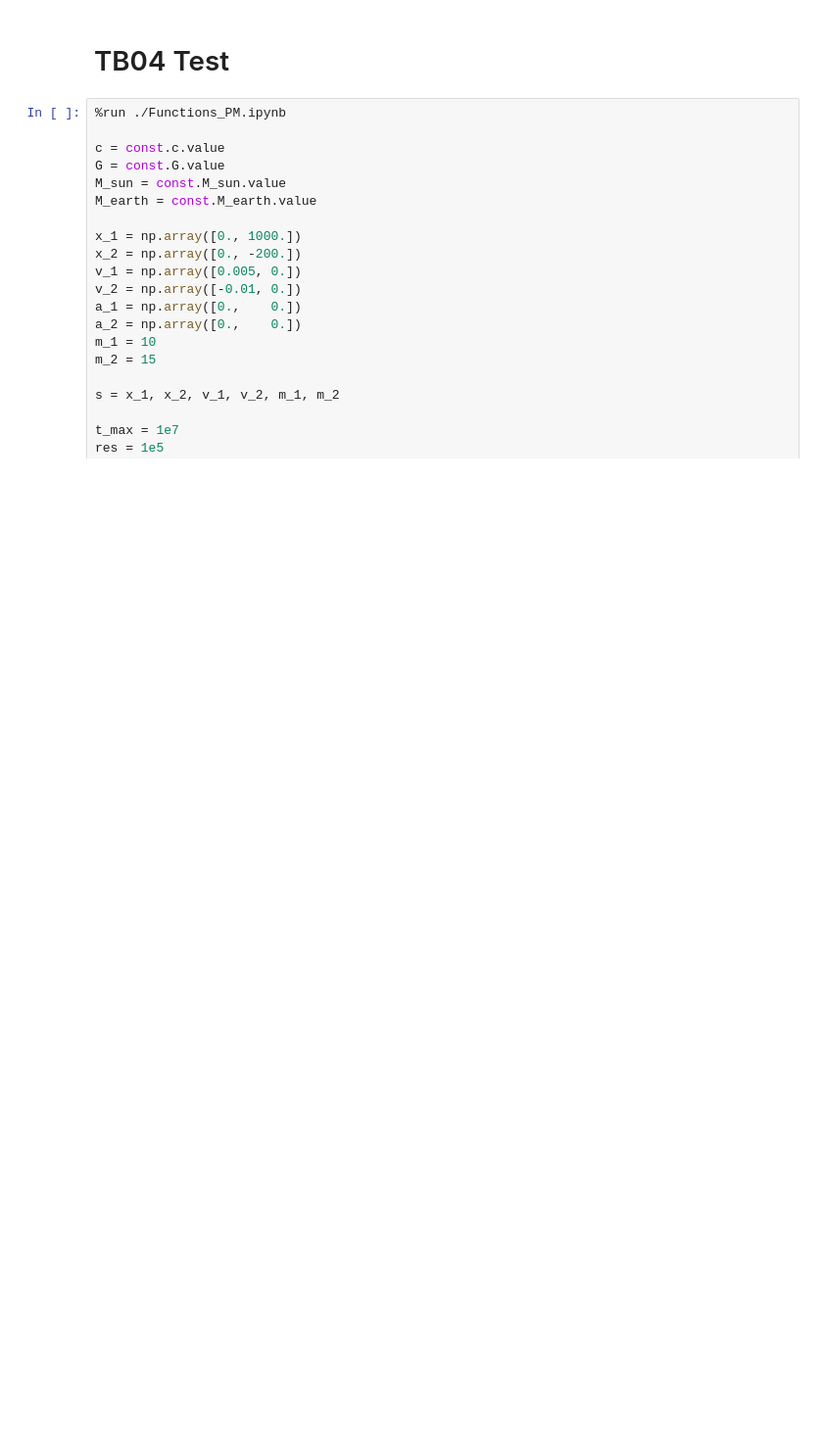
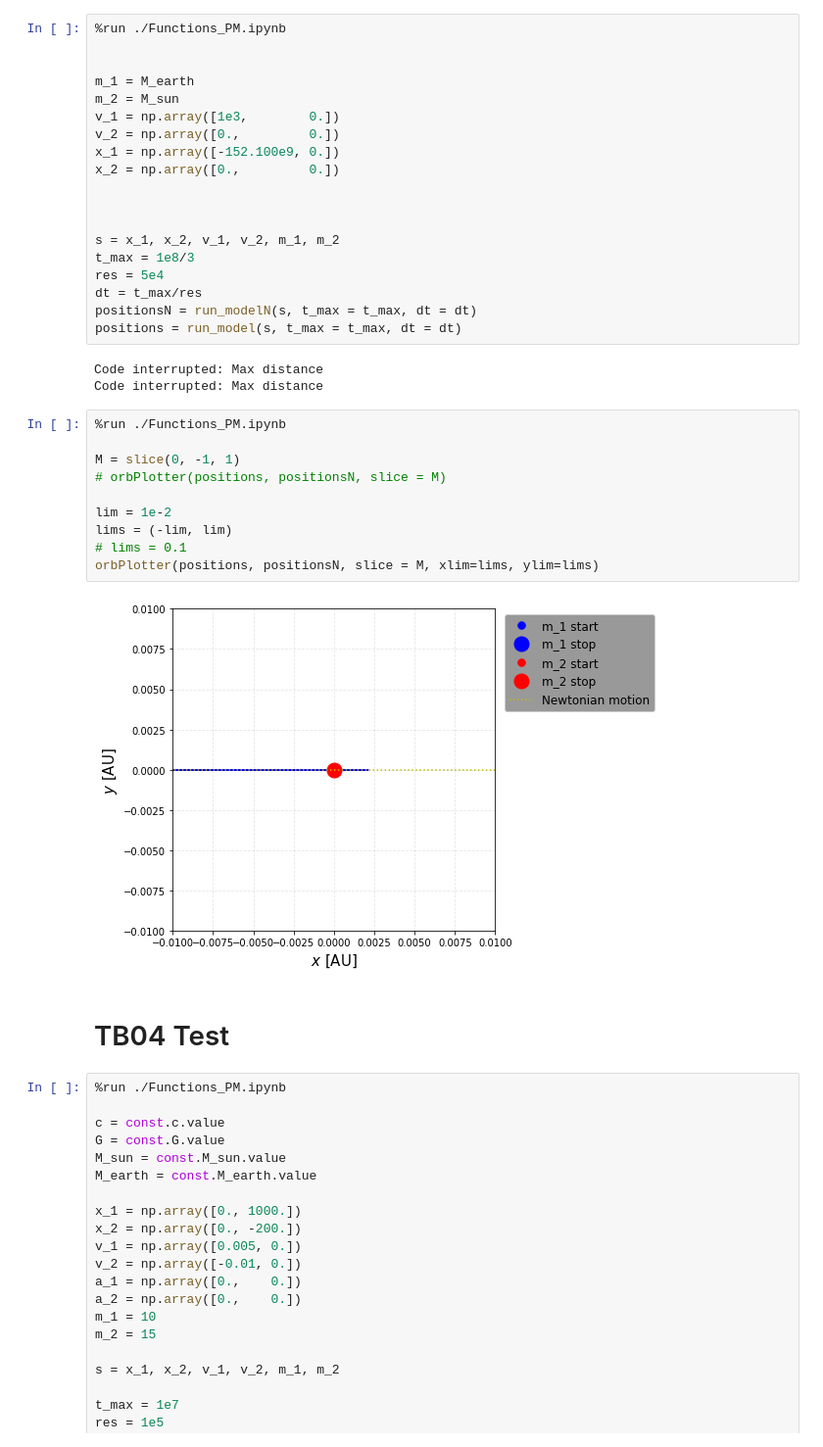
Before and after one commit to carlivas/Binary-Black-Hole-Orbitals, a Jupyter notebook: 04 POST MINKOWSKIAN EXPANSION/test.ipynb, the cells around one changed output. Shown at 98% size. Drawn from its saved outputs; the diff is of its cells as text; blank space fills up the shorter version.

```diff
--- a/04 POST MINKOWSKIAN EXPANSION/test.ipynb
+++ b/04 POST MINKOWSKIAN EXPANSION/test.ipynb
@@ -1,3 +1,37 @@
+# %%
+%run ./Functions_PM.ipynb
+
+
+m_1 = M_earth
+m_2 = M_sun
+v_1 = np.array([1e3,        0.])
+v_2 = np.array([0.,         0.])
+x_1 = np.array([-152.100e9, 0.])
+x_2 = np.array([0.,         0.])
+
+
+
+s = x_1, x_2, v_1, v_2, m_1, m_2
+t_max = 1e8/3
+res = 5e4
+dt = t_max/res
+positionsN = run_modelN(s, t_max = t_max, dt = dt)
+positions = run_model(s, t_max = t_max, dt = dt)
+# %% [output]
+Code interrupted: Max distance
+Code interrupted: Max distance
+# %%
+%run ./Functions_PM.ipynb
+
+M = slice(0, -1, 1)
+# orbPlotter(positions, positionsN, slice = M)
+
+lim = 1e-2
+lims = (-lim, lim)
+# lims = 0.1
+orbPlotter(positions, positionsN, slice = M, xlim=lims, ylim=lims)
+# %% [output]
+[figure, added]
 # %% [markdown]
 # TB04 Test
 # %%
```
Also changed, not shown: parts of 6 cells of this notebook, 4 other files.
